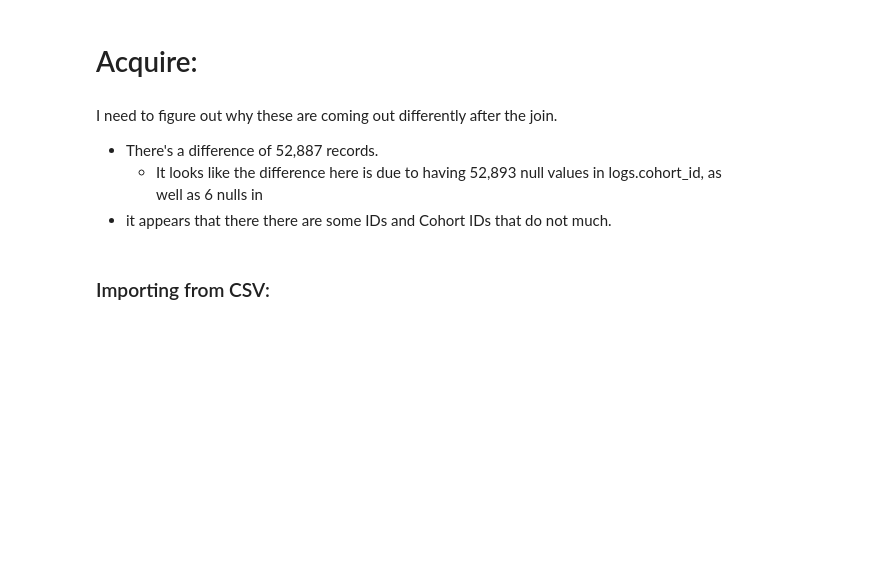
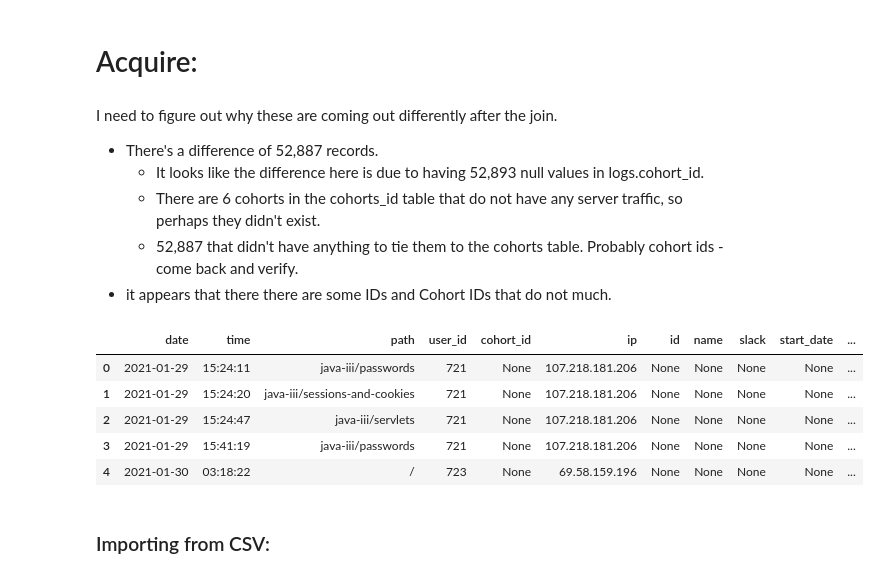
Before and after one commit to greg-paige-kayla-lincoln/anomaly_detection_project, a Jupyter notebook: greg_scratchpad.ipynb, the cells around one changed output. Cells and saved outputs as stored; diff of their text form; code cells hidden in the pictures; blank space fills up the shorter version.

```diff
--- a/greg_scratchpad.ipynb
+++ b/greg_scratchpad.ipynb
@@ -6,5 +7,7 @@ from env import get_db_url
 # %% [markdown]
 I need to figure out why these are coming out differently after the join.
 - There's a difference of 52,887 records.
-    - It looks like the difference here is due to having 52,893 null values in logs.cohort_id, as well as 6 nulls in
+    - It looks like the difference here is due to having 52,893 null values in logs.cohort_id.
+    - There are 6 cohorts in the cohorts_id table that do not have any server traffic, so perhaps they didn't exist.
+    - 52,887 that didn't have anything to tie them to the cohorts table. Probably cohort ids - come back and verify.
 - it appears that there there are some IDs and Cohort IDs that do not much.
@@ -11,3 +16,18 @@ I need to figure out why these are coming out differently after the join.
+# %%
+unknown_traffic = pd.read_sql('''SELECT * FROM logs
+LEFT JOIN cohorts
+ON logs.cohort_id = cohorts.id
+WHERE cohort_id IS NULL
+ORDER BY cohort_id;''', url)
+# %%
+unknown_traffic.head()
+# %% [output]
+|  | date | time | path | user_id | cohort_id | ip | id | name | slack | start_date | ... |
+| 0 | 2021-01-29 | 15:24:11 | java-iii/passwords | 721 | None | 107.218.181.206 | None | None | None | None | ... |
+| 1 | 2021-01-29 | 15:24:20 | java-iii/sessions-and-cookies | 721 | None | 107.218.181.206 | None | None | None | None | ... |
+| 2 | 2021-01-29 | 15:24:47 | java-iii/servlets | 721 | None | 107.218.181.206 | None | None | None | None | ... |
+| 3 | 2021-01-29 | 15:41:19 | java-iii/passwords | 721 | None | 107.218.181.206 | None | None | None | None | ... |
+| 4 | 2021-01-30 | 03:18:22 | / | 723 | None | 69.58.159.196 | None | None | None | None | ... |
 # %% [markdown]
 ### Importing from CSV:
 # %%
```
Also changed, not shown: parts of 25 cells of this notebook.
